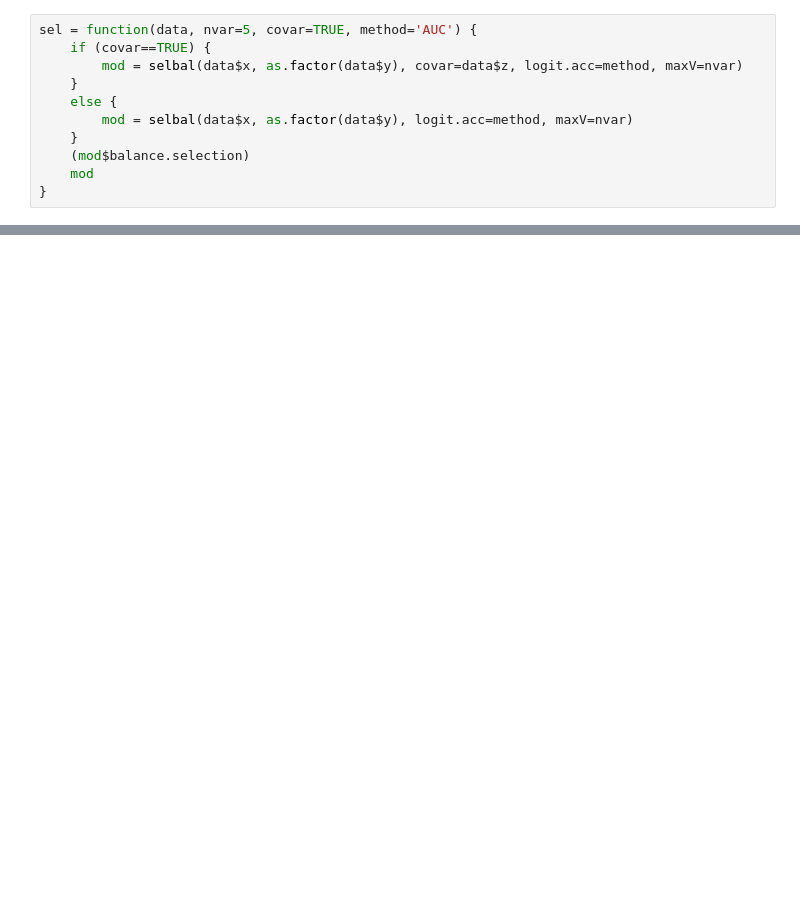
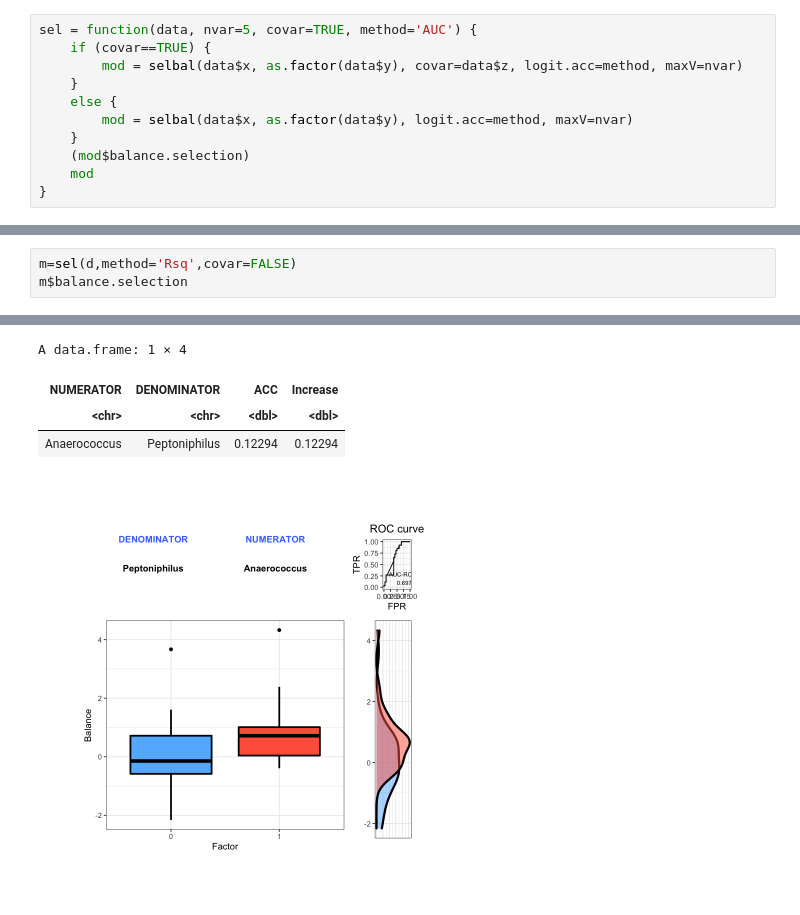
Before and after one commit to tariks/icu-biome, a Jupyter notebook: selbal/balanceR.ipynb, the cells around one changed output, grey strips where cells are left out. Drawn from its saved outputs; the diff is of its cells as text; blank space fills up the shorter version.

```diff
--- a/selbal/balanceR.ipynb
+++ b/selbal/balanceR.ipynb
@@ -63,0 +83,4 @@ A matrix: 51 × 29 of type int
+# %%
+m=sel(d,method='Rsq',covar=FALSE)
+m$balance.selection
+# %% [output]
@@ -63,0 +93,5 @@ A matrix: 51 × 29 of type int
+A data.frame: 1 × 4
+| NUMERATOR | DENOMINATOR | ACC | Increase |
+| <chr> | <chr> | <dbl> | <dbl> |
+| Anaerococcus | Peptoniphilus | 0.12294 | 0.12294 |
+[figure, added]
```
Also changed, not shown: parts of 8 cells of this notebook, 7 other files.
